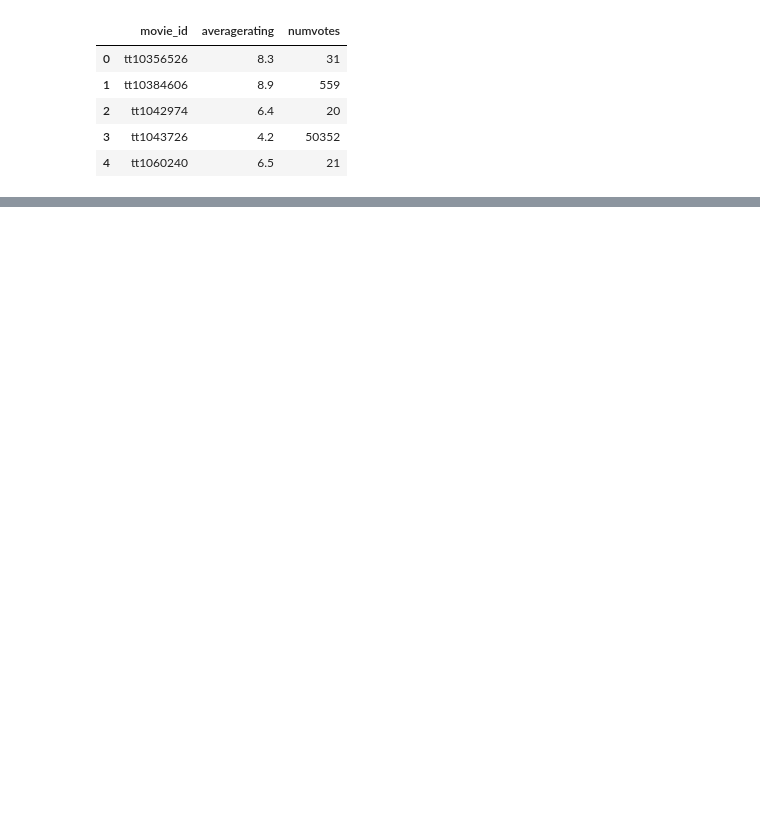
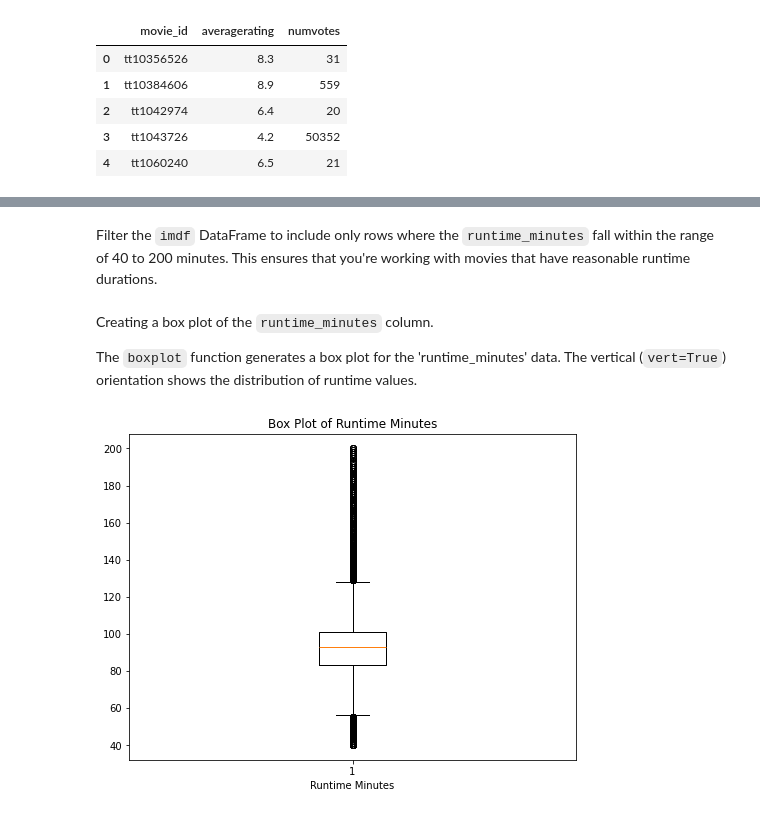
Before and after one commit to Gladwellchebelyon/GROUP7_BOX_OFFICE_MOVIES_ANALYSIS, a Jupyter notebook: isaac.ipynb, the cells around one changed output, grey strips where cells are left out. Cells and saved outputs as stored; diff of their text form; code cells hidden in the pictures; blank space fills up the shorter version.

```diff
--- a/isaac.ipynb
+++ b/isaac.ipynb
@@ -152,0 +217,18 @@ df
+# %%
+import pandas as pd
+
+def impute_missing_values(df):
+    # Separate columns by data type
+    numeric_cols = df.select_dtypes(include=['float64', 'int64']).columns
+    categorical_cols = df.select_dtypes(include=['object']).columns
+
+    # Impute numeric columns with mean
+    for col in numeric_cols:
+        df[col] = df[col].fillna(df[col].mean())
+
+    # Impute categorical columns with mode
+    for col in categorical_cols:
+        df[col] = df[col].fillna(df[col].mode()[0])
+
+    return df
+imdf = impute_missing_values(imdf)
@@ -152,0 +289,6 @@ df
+# %%
+# Drop duplicates based on 'movie_id'
+imdf = imdf.drop_duplicates(subset=['movie_id'])
+
+# Check for anymore duplicates
+imdf[imdf.duplicated('movie_id')].head(10)
@@ -152,0 +300,4 @@ df
+# %%
+# Rounding off into two decimal places
+imdf['runtime_minutes'] = imdf['runtime_minutes'].round(2)
+imdf['runtime_minutes'].head()
@@ -152,0 +332,19 @@ df
+# %% [markdown]
+Filter the `imdf` DataFrame to include only rows where the `runtime_minutes` fall within the range of 40 to 200 minutes. This ensures that you're working with movies that have reasonable runtime durations.
+# %%
+# Filtering to a range of 40 to 200 minute
+imdf = imdf[(imdf['runtime_minutes'] >= 40) & (imdf['runtime_minutes'] <= 200)]
+# %% [markdown]
+Creating a box plot of the `runtime_minutes` column.
+
+The `boxplot` function generates a box plot for the 'runtime_minutes' data. The vertical (`vert=True`) orientation shows the distribution of runtime values.
+# %%
+import matplotlib.pyplot as plt
+
+plt.figure(figsize=(8, 6))
+plt.boxplot(imdf['runtime_minutes'], vert=True)
+plt.xlabel('Runtime Minutes')
+plt.title('Box Plot of Runtime Minutes')
+plt.show()
+# %% [output]
+[figure, added]
```
Also changed, not shown: parts of 35 cells of this notebook.
